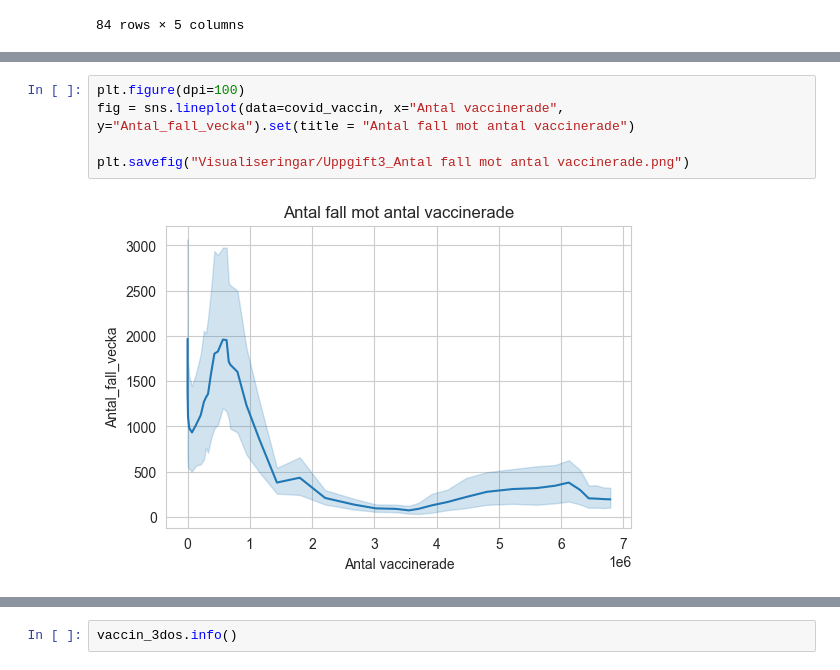
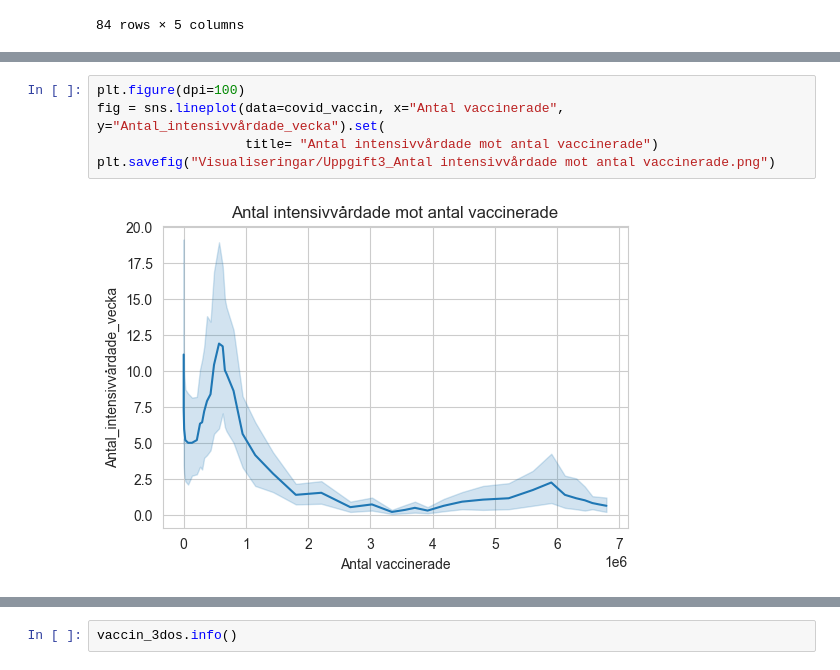
Before and after one commit to AmalDerbali/Databehandling_AmalDerbali, a Jupyter notebook: Lab/Covid_labb.ipynb, the cells around one changed output, grey strips where cells are left out. Saved outputs shown, nothing was run; the diff lists cells and outputs as text.

```diff
--- a/Lab/Covid_labb.ipynb
+++ b/Lab/Covid_labb.ipynb
@@ -494,7 +516,7 @@ covid_vaccin
 # %%
 plt.figure(dpi=100)
-fig = sns.lineplot(data=covid_vaccin, x="Antal vaccinerade", y="Antal_fall_vecka").set(title = "Antal fall mot antal vaccinerade")
-
-plt.savefig("Visualiseringar/Uppgift3_Antal fall mot antal vaccinerade.png")
+fig = sns.lineplot(data=covid_vaccin, x="Antal vaccinerade", y="Antal_intensivvårdade_vecka").set(
+                   title= "Antal intensivvårdade mot antal vaccinerade")
+plt.savefig("Visualiseringar/Uppgift3_Antal intensivvårdade mot antal vaccinerade.png")
 # %% [output]
-[figure, old version]
+[figure, new version]
```
Also changed, not shown: parts of 22 cells of this notebook.
